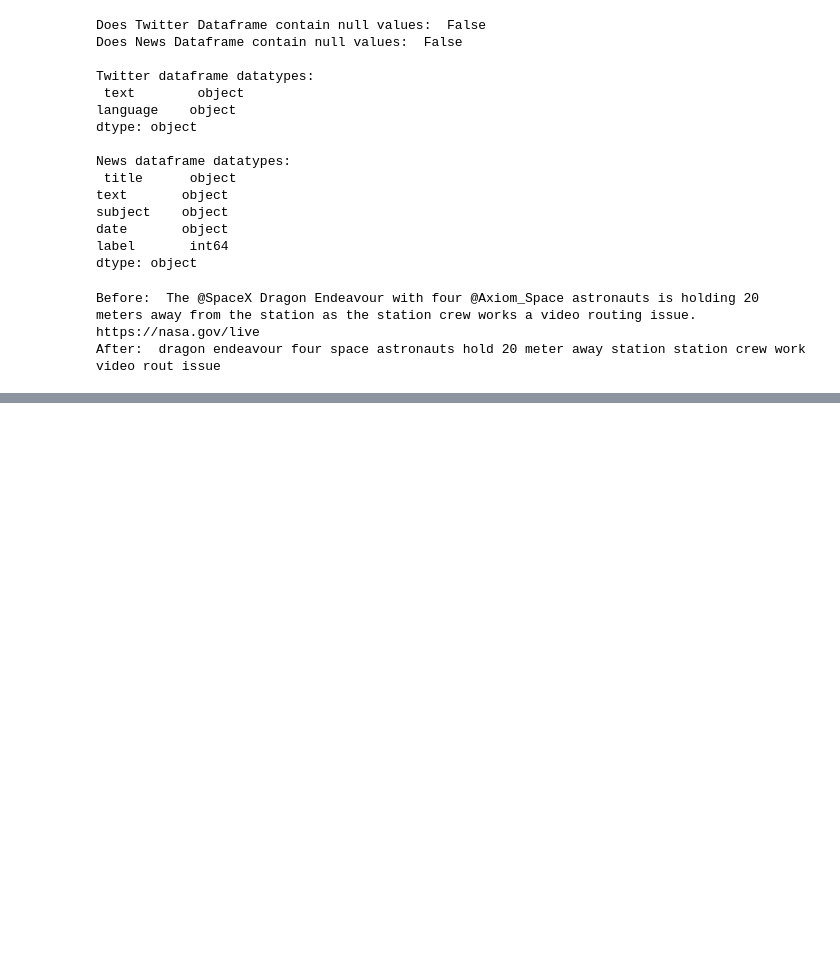
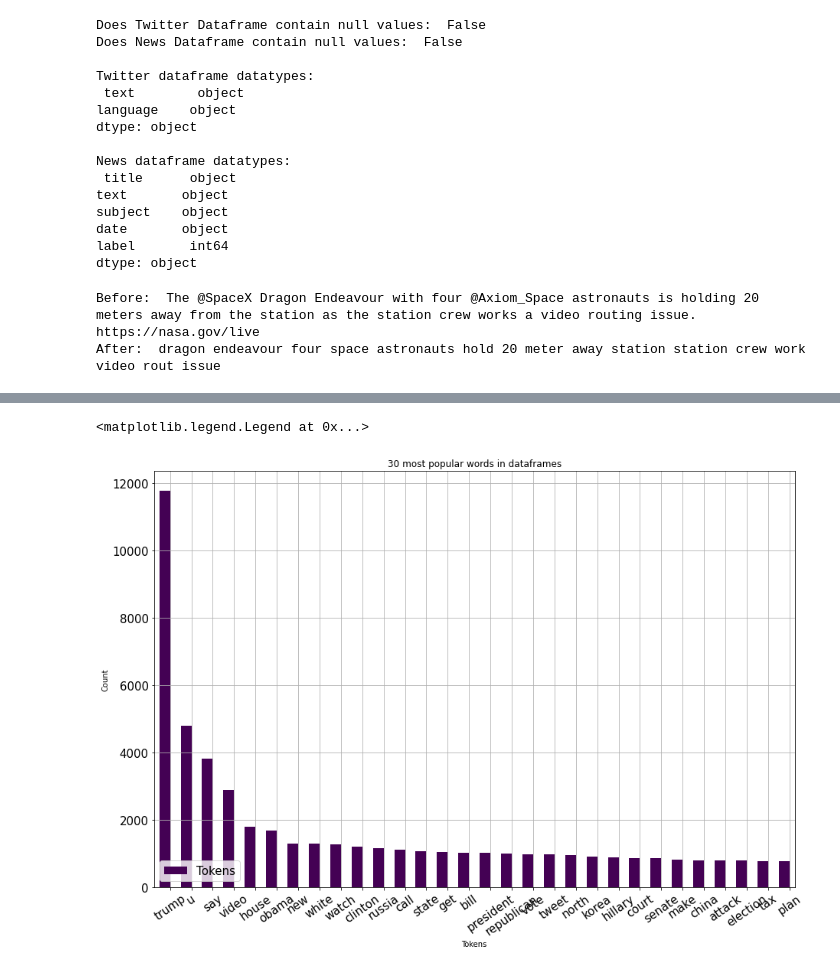
Before and after one commit to nikkenu/JODA, a Jupyter notebook: harjoitustyo/harjoitustyo.ipynb, the cells around one changed output, grey strips where cells are left out. Saved outputs shown, nothing was run; the diff lists cells and outputs as text; code cells hidden in the pictures; blank space fills up the shorter version.

```diff
--- a/harjoitustyo/harjoitustyo.ipynb
+++ b/harjoitustyo/harjoitustyo.ipynb
@@ -224,0 +240,7 @@ news_df.head()
+# %%
+tokenized_counts = Counter(tokenizer.word_counts)
+tokenized_df = pd.DataFrame([tokenized_counts.keys(), tokenized_counts.values()]).T
+tokenized_df.columns=['word', 'quantity']
+tokenized_df = tokenized_df.sort_values(by='quantity', ascending=False)
+
+tokenized_df.head(10)
@@ -224,0 +259,5 @@ news_df.head()
+# %%
+tokenized_df[:30].plot(kind="bar",x="word", orientation="vertical", figsize=(15,10), xlabel="Tokens", ylabel="Count", colormap="viridis", table=False, grid=True, fontsize=15, rot=35, position=1, title="30 most popular words in dataframes", legend=True).legend(["Tokens"], loc="lower left", prop={"size":15})
+# %% [output]
+<matplotlib.legend.Legend at 0x...>
+[figure, added]
```
Also changed, not shown: parts of 12 cells of this notebook.
